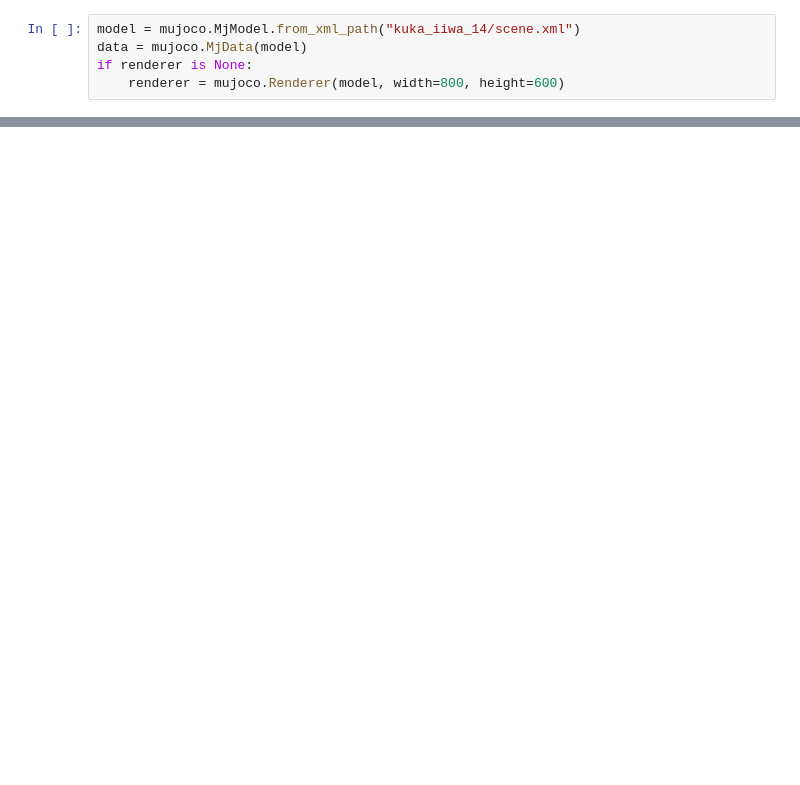
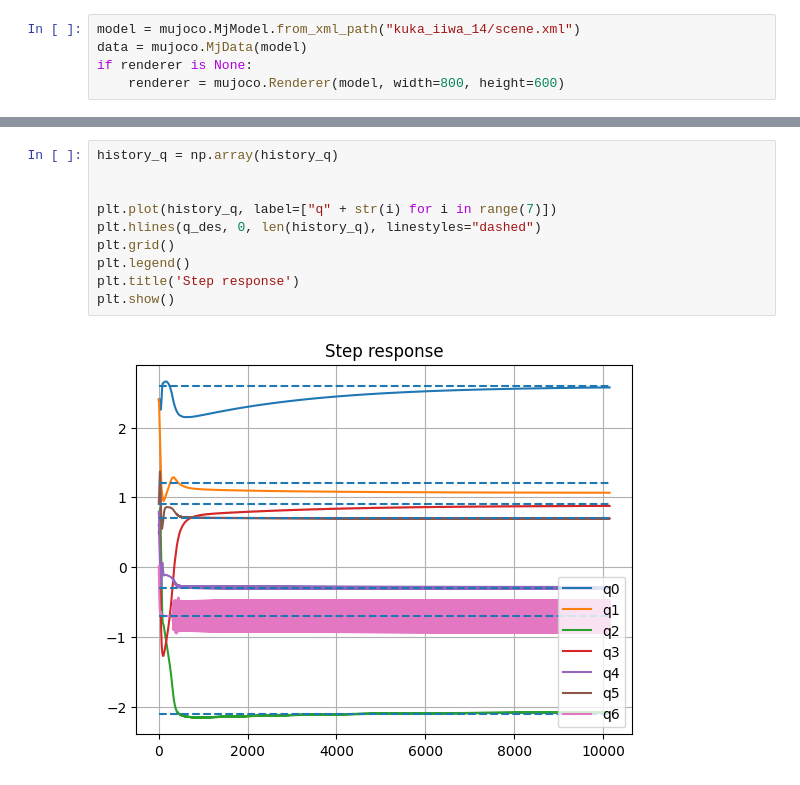
Before and after one commit to simeon-ned/forc, a Jupyter notebook: practices/01_mujoco/kuka_iiwa_torque_control.ipynb, the cells around one changed output, grey strips where cells are left out. Drawn from its saved outputs; the diff is of its cells as text; blank space fills up the shorter version.

```diff
--- a/practices/01_mujoco/kuka_iiwa_torque_control.ipynb
+++ b/practices/01_mujoco/kuka_iiwa_torque_control.ipynb
@@ -89,0 +277,12 @@ plt.show()
+# %%
+history_q = np.array(history_q)
+
+
+plt.plot(history_q, label=["q" + str(i) for i in range(7)])
+plt.hlines(q_des, 0, len(history_q), linestyles="dashed")
+plt.grid()
+plt.legend()
+plt.title('Step response')
+plt.show()
+# %% [output]
+[figure, added]
```
Also changed, not shown: parts of 30 cells of this notebook.
